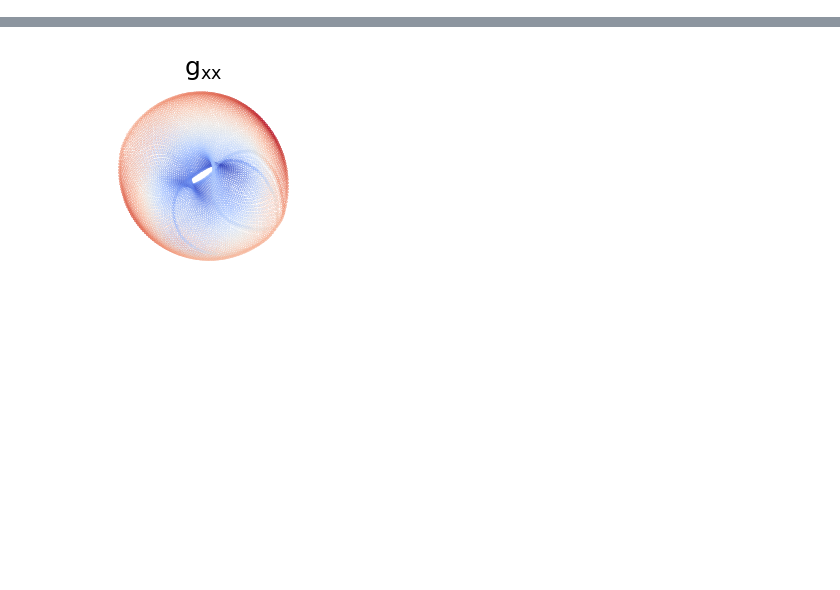
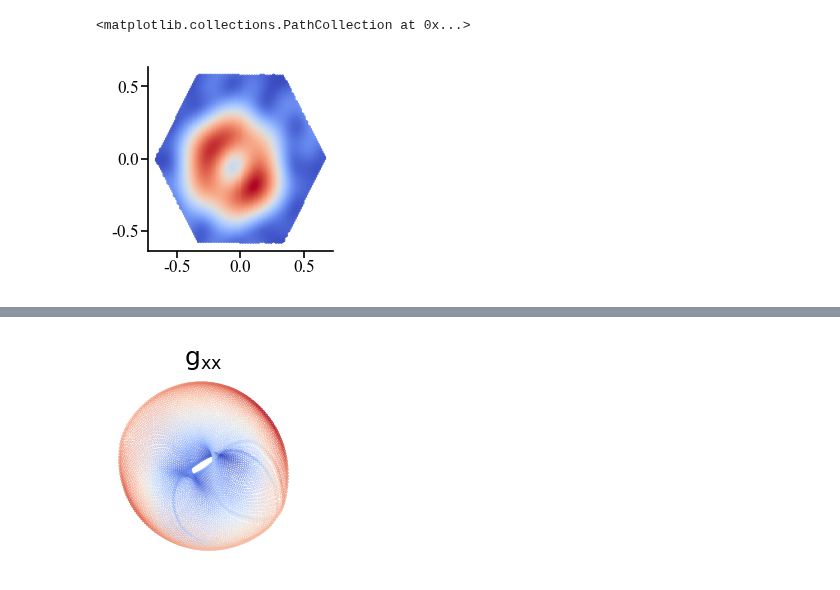
Before and after one commit to bioAI-Oslo/CI-grid-cells, a Jupyter notebook: figure-generating-notebooks/grid-cells-distance.ipynb, the cells around one changed output, grey strips where cells are left out. Saved outputs shown, nothing was run; the diff lists cells and outputs as text; code cells hidden in the pictures; blank space fills up the shorter version.

```diff
--- a/figure-generating-notebooks/grid-cells-distance.ipynb
+++ b/figure-generating-notebooks/grid-cells-distance.ipynb
@@ -76,3 +76,9 @@ traj_proj2 = proj2.transform(traj_act2)
+# %%
+#hexagon mesh
+plt.scatter(rs[:,0].reshape(res,res),rs[:,1].reshape(res,res),c=g2_det.reshape(res,res),cmap='coolwarm',vmin=np.min(g2_det),vmax=np.max(g2_det)-1e-4)
+# %% [output]
+<matplotlib.collections.PathCollection at 0x...>
+[figure, added]
 # %%
 fig,ax = plt.subplots(1,1, sharex=True, sharey=True)
 ax.plot(r[:,0],r[:,1],'k',linewidth=2)
```
Also changed, not shown: parts of 4 cells of this notebook, 1 other file.
